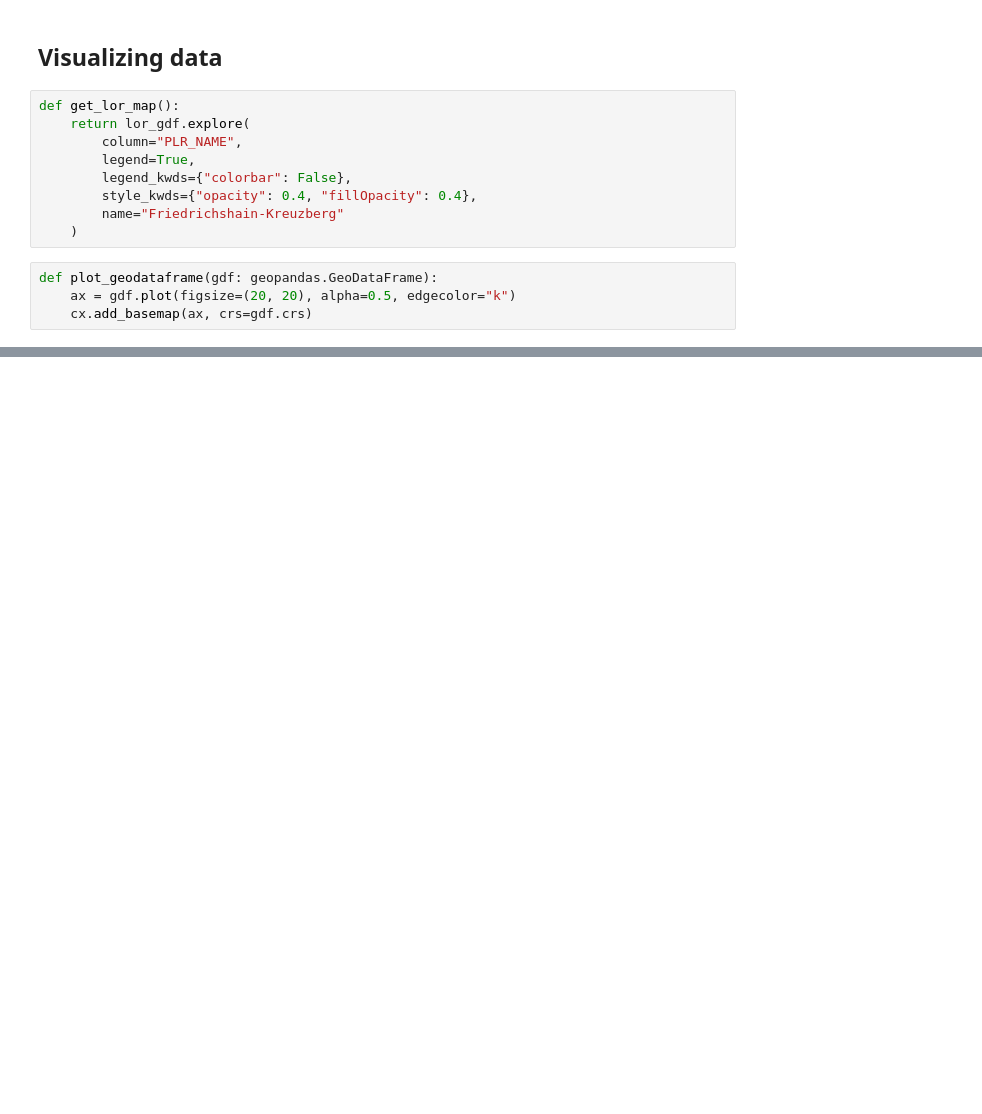
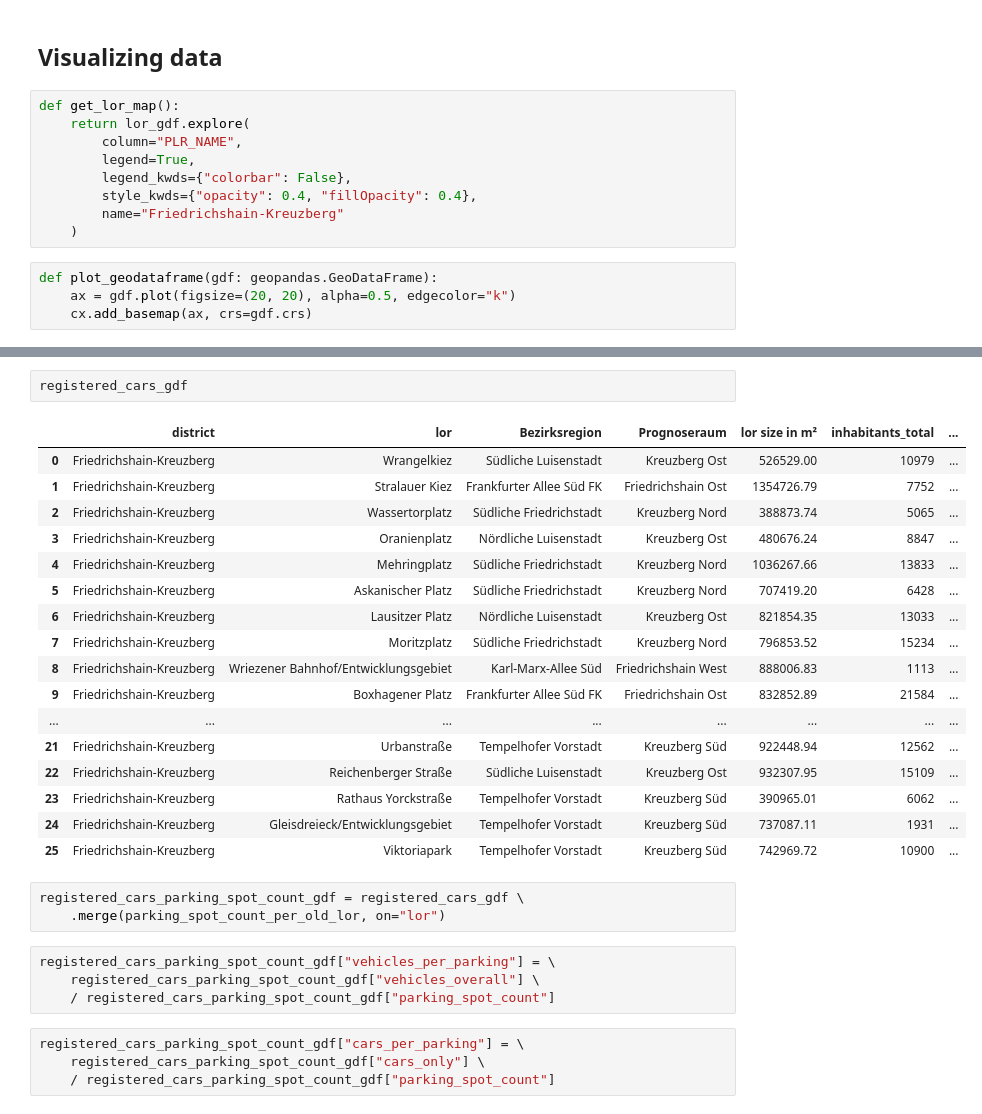
Before and after one commit to MichlF/dssg_datathon_2021, a Jupyter notebook: registered_cars.ipynb, the cells around one changed output, grey strips where cells are left out. Cells and saved outputs as stored; diff of their text form; blank space fills up the shorter version.

Commit message:
Add map for registered cars in relation to parking spots

```diff
--- a/registered_cars.ipynb
+++ b/registered_cars.ipynb
@@ -41,0 +74,31 @@ registered_cars_gdf.explore(m=get_lor_map())
+# %%
+registered_cars_gdf
+# %% [output]
+|  | district | lor | Bezirksregion | Prognoseraum | lor size in m² | inhabitants_total | ... |
+| 0 | Friedrichshain-Kreuzberg | Wrangelkiez | Südliche Luisenstadt | Kreuzberg Ost | 526529.00 | 10979 | ... |
+| 1 | Friedrichshain-Kreuzberg | Stralauer Kiez | Frankfurter Allee Süd FK | Friedrichshain Ost | 1354726.79 | 7752 | ... |
+| 2 | Friedrichshain-Kreuzberg | Wassertorplatz | Südliche Friedrichstadt | Kreuzberg Nord | 388873.74 | 5065 | ... |
+| 3 | Friedrichshain-Kreuzberg | Oranienplatz | Nördliche Luisenstadt | Kreuzberg Ost | 480676.24 | 8847 | ... |
+| 4 | Friedrichshain-Kreuzberg | Mehringplatz | Südliche Friedrichstadt | Kreuzberg Nord | 1036267.66 | 13833 | ... |
+| 5 | Friedrichshain-Kreuzberg | Askanischer Platz | Südliche Friedrichstadt | Kreuzberg Nord | 707419.20 | 6428 | ... |
+| 6 | Friedrichshain-Kreuzberg | Lausitzer Platz | Nördliche Luisenstadt | Kreuzberg Ost | 821854.35 | 13033 | ... |
+| 7 | Friedrichshain-Kreuzberg | Moritzplatz | Südliche Friedrichstadt | Kreuzberg Nord | 796853.52 | 15234 | ... |
+| 8 | Friedrichshain-Kreuzberg | Wriezener Bahnhof/Entwicklungsgebiet | Karl-Marx-Allee Süd | Friedrichshain West | 888006.83 | 1113 | ... |
+| 9 | Friedrichshain-Kreuzberg | Boxhagener Platz | Frankfurter Allee Süd FK | Friedrichshain Ost | 832852.89 | 21584 | ... |
+| ... | ... | ... | ... | ... | ... | ... | ... |
+| 21 | Friedrichshain-Kreuzberg | Urbanstraße | Tempelhofer Vorstadt | Kreuzberg Süd | 922448.94 | 12562 | ... |
+| 22 | Friedrichshain-Kreuzberg | Reichenberger Straße | Südliche Luisenstadt | Kreuzberg Ost | 932307.95 | 15109 | ... |
+| 23 | Friedrichshain-Kreuzberg | Rathaus Yorckstraße | Tempelhofer Vorstadt | Kreuzberg Süd | 390965.01 | 6062 | ... |
+| 24 | Friedrichshain-Kreuzberg | Gleisdreieck/Entwicklungsgebiet | Tempelhofer Vorstadt | Kreuzberg Süd | 737087.11 | 1931 | ... |
+| 25 | Friedrichshain-Kreuzberg | Viktoriapark | Tempelhofer Vorstadt | Kreuzberg Süd | 742969.72 | 10900 | ... |
+# %%
+registered_cars_parking_spot_count_gdf = registered_cars_gdf \
+    .merge(parking_spot_count_per_old_lor, on="lor")
+# %%
+registered_cars_parking_spot_count_gdf["vehicles_per_parking"] = \
+    registered_cars_parking_spot_count_gdf["vehicles_overall"] \
+    / registered_cars_parking_spot_count_gdf["parking_spot_count"]
+# %%
+registered_cars_parking_spot_count_gdf["cars_per_parking"] = \
+    registered_cars_parking_spot_count_gdf["cars_only"] \
+    / registered_cars_parking_spot_count_gdf["parking_spot_count"]
```
Also changed, not shown: parts of 11 cells of this notebook.
